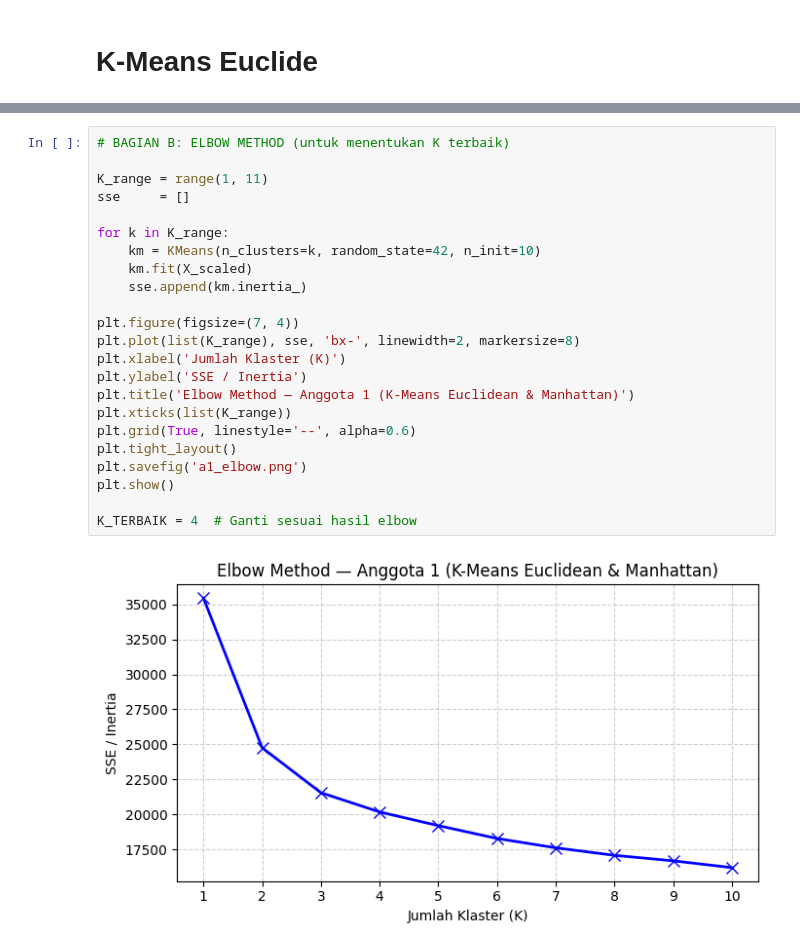
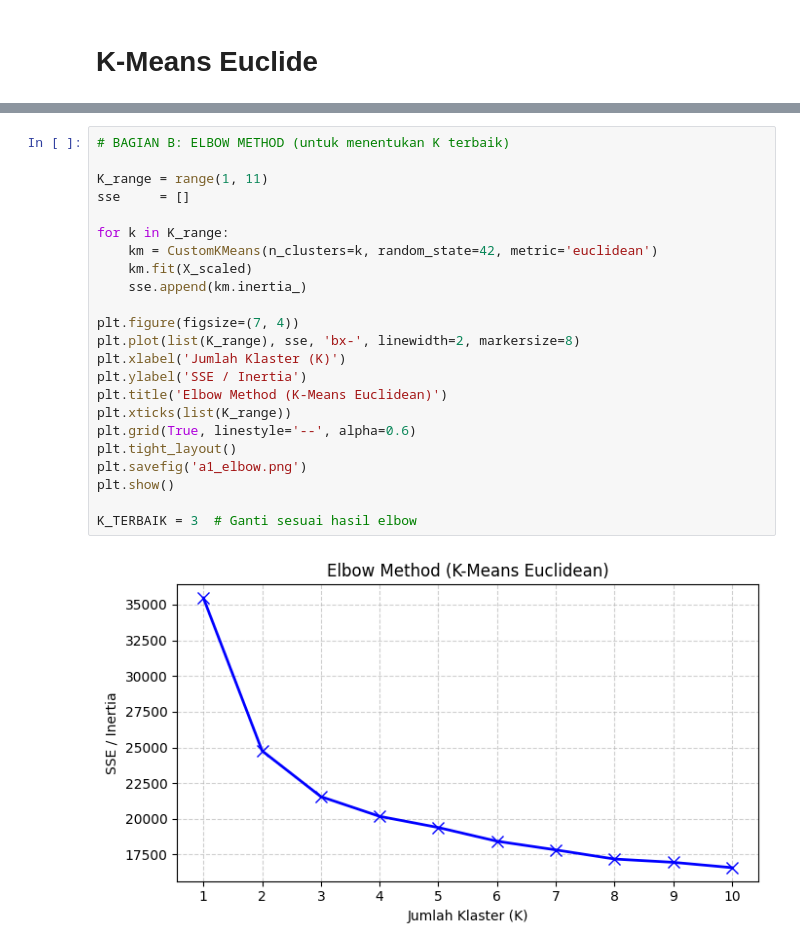
Before and after one commit to naylaakas/PembelajaranMesin-2026, a Jupyter notebook: Kuis_1/K_Means_Euclide.ipynb, the cells around one changed output, grey strips where cells are left out. Drawn from its saved outputs; the diff is of its cells as text.

```diff
--- a/Kuis_1/K_Means_Euclide.ipynb
+++ b/Kuis_1/K_Means_Euclide.ipynb
@@ -48,28 +137,28 @@ Data siap | Shape: (2216, 16) | Baris: 2216
 # %%
 # BAGIAN B: ELBOW METHOD (untuk menentukan K terbaik)
 
 K_range = range(1, 11)
 sse     = []
 
 for k in K_range:
-    km = KMeans(n_clusters=k, random_state=42, n_init=10)
+    km = CustomKMeans(n_clusters=k, random_state=42, metric='euclidean')
     km.fit(X_scaled)
     sse.append(km.inertia_)
 
 plt.figure(figsize=(7, 4))
 plt.plot(list(K_range), sse, 'bx-', linewidth=2, markersize=8)
 plt.xlabel('Jumlah Klaster (K)')
 plt.ylabel('SSE / Inertia')
-plt.title('Elbow Method — Anggota 1 (K-Means Euclidean & Manhattan)')
+plt.title('Elbow Method (K-Means Euclidean)')
 plt.xticks(list(K_range))
 plt.grid(True, linestyle='--', alpha=0.6)
 plt.tight_layout()
 plt.savefig('a1_elbow.png')
 plt.show()
 
-K_TERBAIK = 4  # Ganti sesuai hasil elbow
+K_TERBAIK = 3  # Ganti sesuai hasil elbow
 # %% [output]
-[figure, old version]
+[figure, new version]
 # %%
 # BAGIAN C: K-MEANS EUCLIDEAN — Latih + Ukur Performa
 
```
Also changed, not shown: parts of 4 cells of this notebook.
